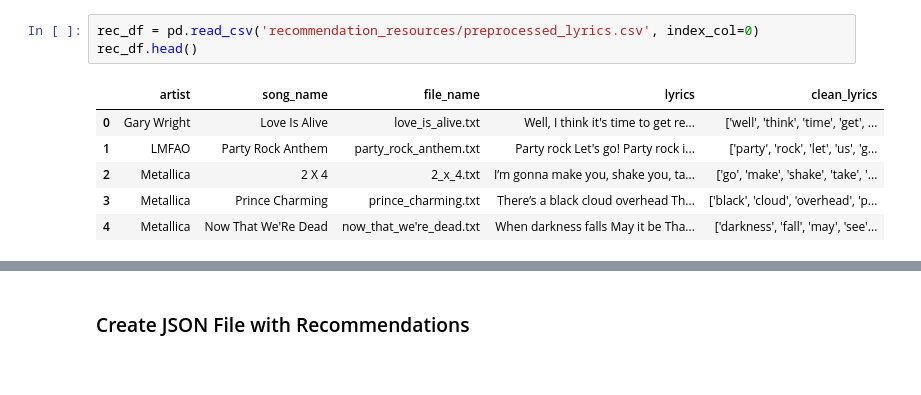
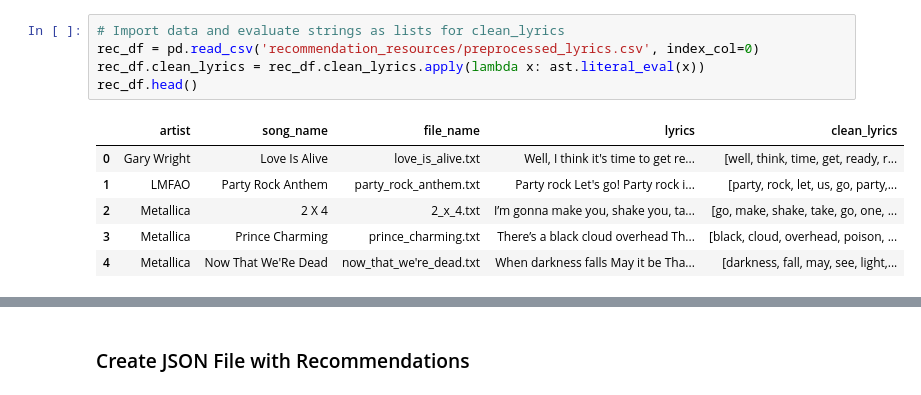
Before and after one commit to lindentree/jubilee, a Jupyter notebook: backend/db/Create Recommendations.ipynb, the cells around one changed output, grey strips where cells are left out. Cells and saved outputs as stored; diff of their text form.

```diff
--- a/backend/db/Create Recommendations.ipynb
+++ b/backend/db/Create Recommendations.ipynb
@@ -5,10 +29,12 @@ import json
 # %%
+# Import data and evaluate strings as lists for clean_lyrics
 rec_df = pd.read_csv('recommendation_resources/preprocessed_lyrics.csv', index_col=0)
+rec_df.clean_lyrics = rec_df.clean_lyrics.apply(lambda x: ast.literal_eval(x))
 rec_df.head()
 # %% [output]
 |  | artist | song_name | file_name | lyrics | clean_lyrics |
-| 0 | Gary Wright | Love Is Alive | love_is_alive.txt | Well, I think it's time to get re... | ['well', 'think', 'time', 'get', ... |
-| 1 | LMFAO | Party Rock Anthem | party_rock_anthem.txt | Party rock Let's go! Party rock i... | ['party', 'rock', 'let', 'us', 'g... |
-| 2 | Metallica | 2 X 4 | 2_x_4.txt | I’m gonna make you, shake you, ta... | ['go', 'make', 'shake', 'take', '... |
-| 3 | Metallica | Prince Charming | prince_charming.txt | There’s a black cloud overhead Th... | ['black', 'cloud', 'overhead', 'p... |
-| 4 | Metallica | Now That We'Re Dead | now_that_we're_dead.txt | When darkness falls May it be Tha... | ['darkness', 'fall', 'may', 'see'... |
+| 0 | Gary Wright | Love Is Alive | love_is_alive.txt | Well, I think it's time to get re... | [well, think, time, get, ready, r... |
+| 1 | LMFAO | Party Rock Anthem | party_rock_anthem.txt | Party rock Let's go! Party rock i... | [party, rock, let, us, go, party,... |
+| 2 | Metallica | 2 X 4 | 2_x_4.txt | I’m gonna make you, shake you, ta... | [go, make, shake, take, go, one, ... |
+| 3 | Metallica | Prince Charming | prince_charming.txt | There’s a black cloud overhead Th... | [black, cloud, overhead, poison, ... |
+| 4 | Metallica | Now That We'Re Dead | now_that_we're_dead.txt | When darkness falls May it be Tha... | [darkness, fall, may, see, light,... |
```
Also changed, not shown: parts of 9 cells of this notebook, 1 other file.
